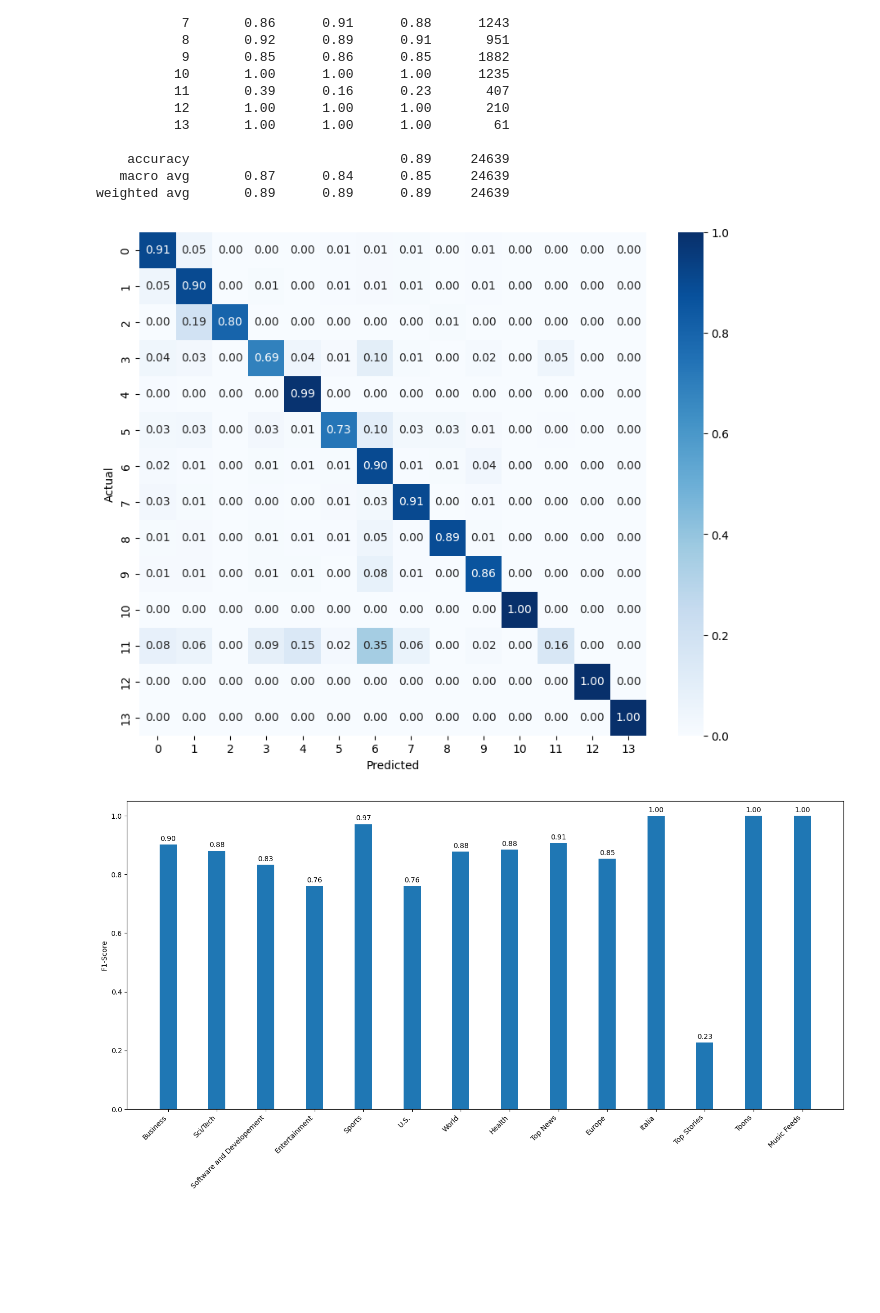
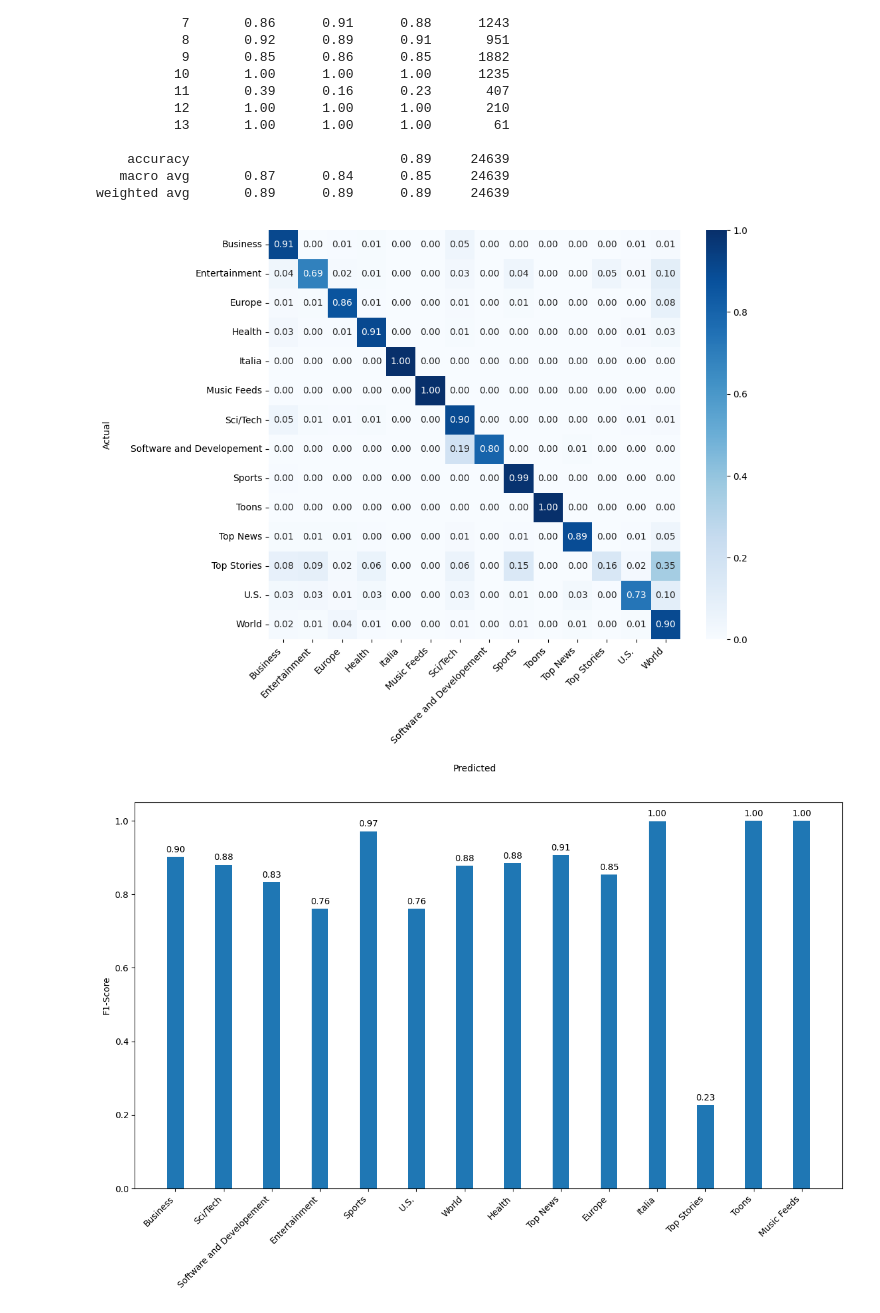
Before and after one commit to Velkymoss/AGs-Corpus-of-News-Articles, a Jupyter notebook: analysis.ipynb, the cells around one changed output. Drawn from its saved outputs; the diff is of its cells as text; code cells hidden in the pictures; blank space fills up the shorter version.

```diff
--- a/analysis.ipynb
+++ b/analysis.ipynb
@@ -63,21 +63,34 @@ print(report)
    macro avg       0.87      0.84      0.85     24639
 weighted avg       0.89      0.89      0.89     24639
 # %%
-classes = np.unique(y_true)
+# Convert numerical labels to string labels
+y_true_labels = [idx2lbl[label] for label in y_true]
+y_pred_labels = [idx2lbl[label] for label in y_pred]
+
+# Get unique classes
+classes = np.unique(list(idx2lbl.values()))
 
 # Confusion Matrix
-conf_mat = confusion_matrix(y_true, y_pred)
+conf_mat = confusion_matrix(y_true_labels, y_pred_labels)
 conf_mat_normalized = conf_mat.astype('float') / conf_mat.sum(axis=1)[:, np.newaxis]
 
 # Plotting Confusion Matrix with Relative Frequencies
 plt.figure(figsize=(10, 8))
-sns.heatmap(conf_mat_normalized, annot=True, fmt='.2f', cmap='Blues', xticklabels=classes, yticklabels=classes)
+heatmap = sns.heatmap(conf_mat_normalized, annot=True, fmt='.2f', cmap='Blues', xticklabels=classes, yticklabels=classes)
+
+# Rotate x-axis tick labels slightly
+plt.xticks(rotation=45, ha='right')
+
+# Increase padding between axis labels and tick label strings
+heatmap.set_xlabel(heatmap.get_xlabel(), labelpad=20)
+heatmap.set_ylabel(heatmap.get_ylabel(), labelpad=20)
+
 plt.xlabel('Predicted')
 plt.ylabel('Actual')
 #plt.title('Confusion Matrix (Normalized)')
 plt.show()
 # %% [output]
-[figure, old version]
+[figure, new version]
 # %%
 report = classification_report(y_true, y_pred, output_dict=True)
 
@@ -86,32 +99,32 @@ labels = list(report.keys())[:-3]  # Exclude 'accuracy', 'macro avg', and 'weigh
 f1_scores = [report[label]['f1-score'] for label in labels]
 
 # Convert numerical labels to textual labels using idx2lbl
 textual_labels = [idx2lbl[int(label)] for label in labels]
 
 x = np.arange(len(textual_labels))  # label locations
 width = 0.35  # width of the bars
 
-fig, ax = plt.subplots(figsize=(15, 8))
+fig, ax = plt.subplots(figsize=(12, 8))
 bars = ax.bar(x, f1_scores, width, label='F1-Score')
 
 # Add some text for labels, title and custom x-axis tick labels, etc.
 ax.set_ylabel('F1-Score')
 ax.set_xticks(x)
 ax.set_xticklabels(textual_labels, rotation=45, ha="right")
 
 # Attach a text label above each bar in bars, displaying its height.
 def add_labels(bars):
     for bar in bars:
         height = bar.get_height()
         ax.annotate(f'{height:.2f}',
                     xy=(bar.get_x() + bar.get_width() / 2, height),
                     xytext=(0, 3),  # 3 points vertical offset
                     textcoords="offset points",
                     ha='center', va='bottom')
 
 add_labels(bars)
 
 plt.tight_layout()
 plt.show()
 # %% [output]
-[figure, old version]
+[figure, new version]
```
Also changed, not shown: parts of 1 cell of this notebook, 4 other files.
